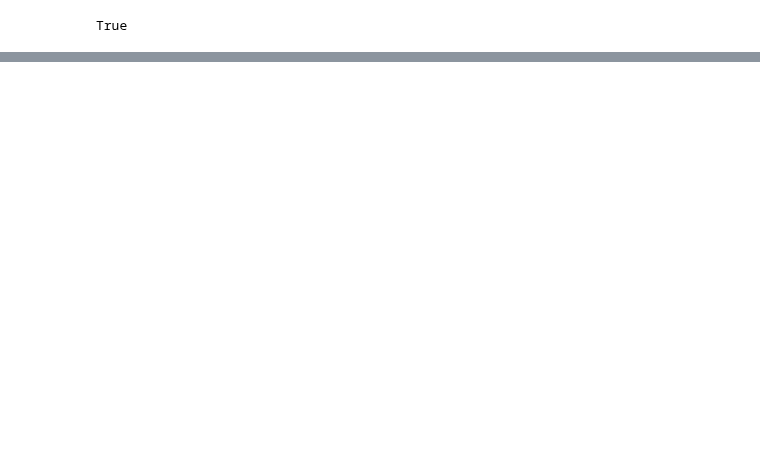
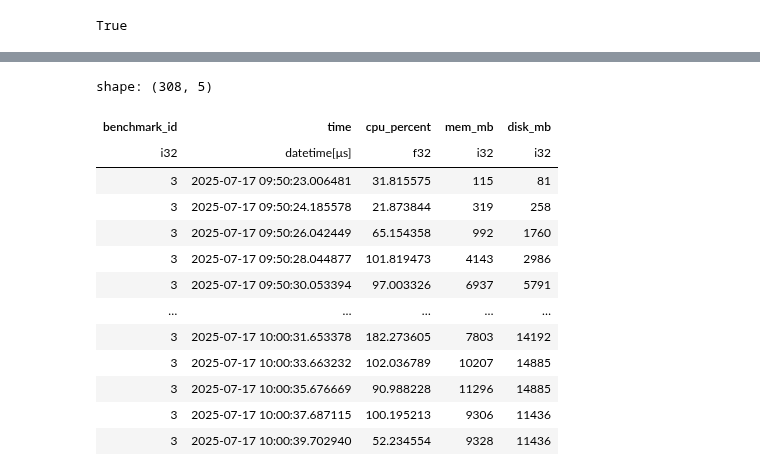
Before and after one commit to wlaur/olap-benchmarks, a Jupyter notebook: notebooks/results.ipynb, the cells around one changed output, grey strips where cells are left out. Saved outputs shown, nothing was run; the diff lists cells and outputs as text; code cells hidden in the pictures; blank space fills up the shorter version.

```diff
--- a/notebooks/results.ipynb
+++ b/notebooks/results.ipynb
@@ -31,5 +31,4 @@ import polars as pl
 from tsdb_benchmarks.settings import SETTINGS
 # %%
 db = duckdb.connect(SETTINGS.results_directory / "results.db")
-
-db.execute("select * from metric").pl().select("ts", "cpu_percent").hvplot(x="ts")
+df = db.execute("select * from metric where benchmark_id=3 order by time").pl()
@@ -37,0 +35,17 @@ db.execute("select * from metric").pl().select("ts", "cpu_percent").hvplot(x="ts
+# %%
+df
+# %% [output]
+shape: (308, 5)
+| benchmark_id | time | cpu_percent | mem_mb | disk_mb |
+| i32 | datetime[μs] | f32 | i32 | i32 |
+| 3 | 2025-07-17 09:50:23.006481 | 31.815575 | 115 | 81 |
+| 3 | 2025-07-17 09:50:24.185578 | 21.873844 | 319 | 258 |
+| 3 | 2025-07-17 09:50:26.042449 | 65.154358 | 992 | 1760 |
+| 3 | 2025-07-17 09:50:28.044877 | 101.819473 | 4143 | 2986 |
+| 3 | 2025-07-17 09:50:30.053394 | 97.003326 | 6937 | 5791 |
+| … | … | … | … | … |
+| 3 | 2025-07-17 10:00:31.653378 | 182.273605 | 7803 | 14192 |
+| 3 | 2025-07-17 10:00:33.663232 | 102.036789 | 10207 | 14885 |
+| 3 | 2025-07-17 10:00:35.676669 | 90.988228 | 11296 | 14885 |
+| 3 | 2025-07-17 10:00:37.687115 | 100.195213 | 9306 | 11436 |
+| 3 | 2025-07-17 10:00:39.702940 | 52.234554 | 9328 | 11436 |
```
Also changed, not shown: parts of 2 cells of this notebook, 3 other files.
